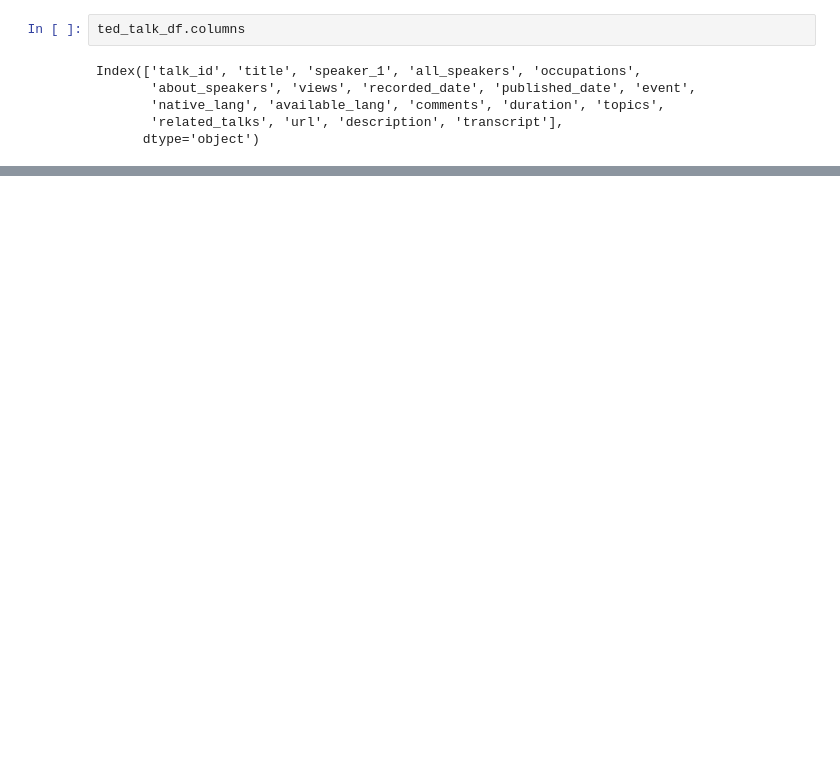
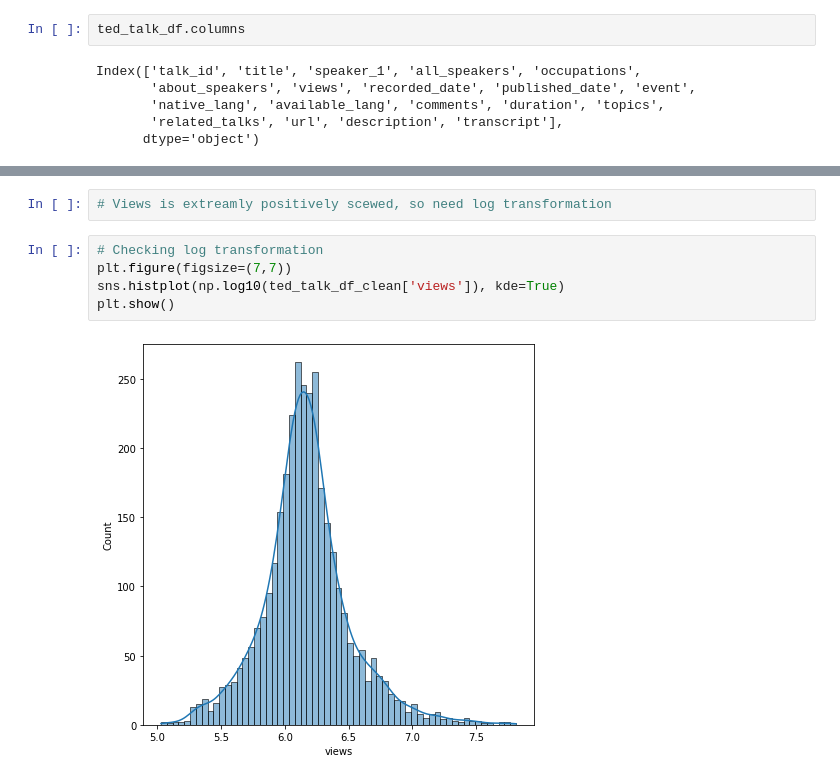
Before and after one commit to prabirdeb/Ted-Talk-Views-Prediction, a Jupyter notebook: Ted_Talk_Views_Prediction.ipynb, the cells around one changed output, grey strips where cells are left out. Cells and saved outputs as stored; diff of their text form; blank space fills up the shorter version.

```diff
--- a/Ted_Talk_Views_Prediction.ipynb
+++ b/Ted_Talk_Views_Prediction.ipynb
@@ -207,0 +384,9 @@ While, we are finding out the **general formula** from the experiences, we shoul
+# %%
+# Views is extreamly positively scewed, so need log transformation
+# %%
+# Checking log transformation
+plt.figure(figsize=(7,7))
+sns.histplot(np.log10(ted_talk_df_clean['views']), kde=True)
+plt.show()
+# %% [output]
+[figure, added]
```
Also changed, not shown: parts of 87 cells of this notebook.
